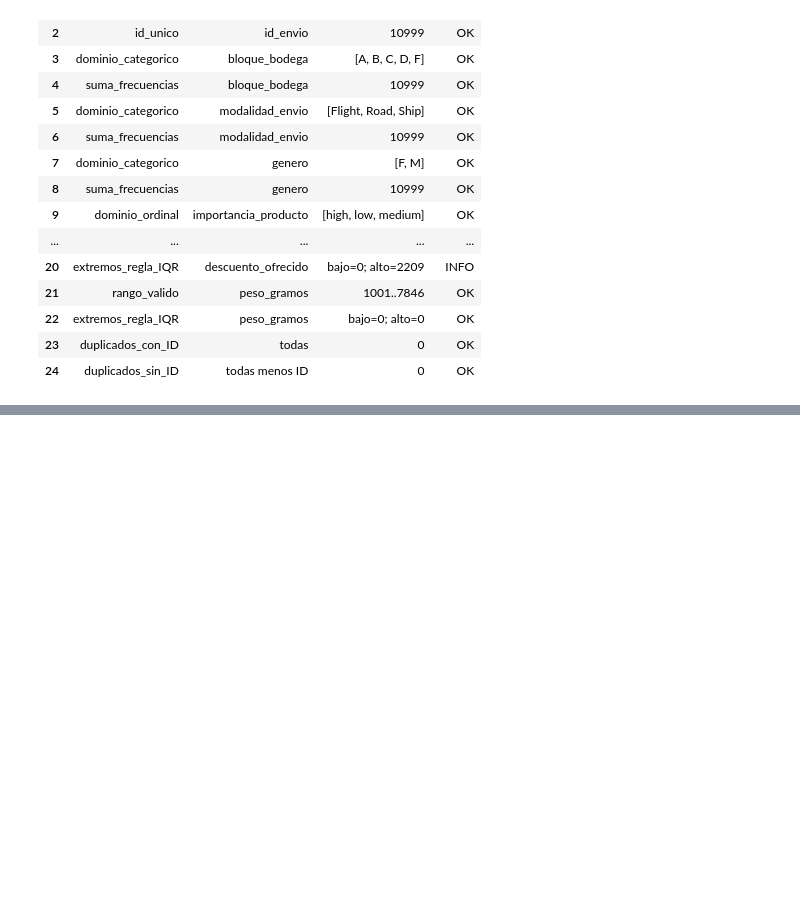
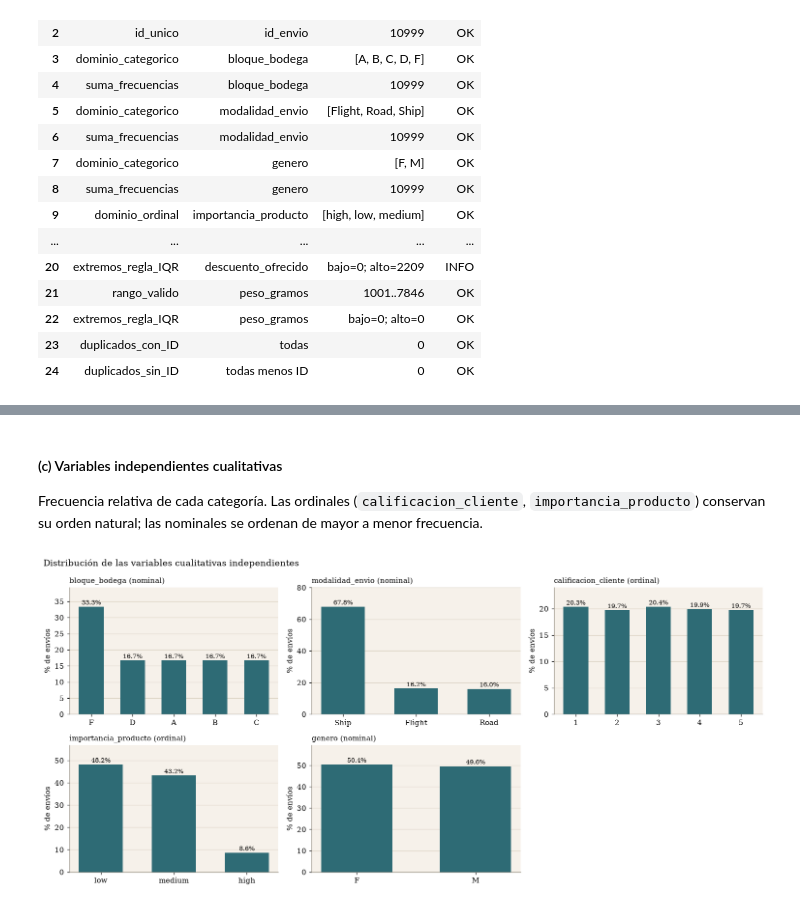
Before and after one commit to joserodriguezc/grupo_1_estadistica_computacional, a Jupyter notebook: notebooks/formativa_1.ipynb, the cells around one changed output, grey strips where cells are left out. Cells and saved outputs as stored; diff of their text form; code cells hidden in the pictures; blank space fills up the shorter version.

```diff
--- a/notebooks/formativa_1.ipynb
+++ b/notebooks/formativa_1.ipynb
@@ -347,0 +391,23 @@ calidad[['control', 'variable', 'observado', 'estado']]
+# %% [markdown]
+#### (c) Variables independientes cualitativas
+Frecuencia relativa de cada categoría. Las ordinales (`calificacion_cliente`, `importancia_producto`)
+conservan su orden natural; las nominales se ordenan de mayor a menor frecuencia.
+# %%
+def es_ordinal(v):
+    return isinstance(df[v].dtype, pd.CategoricalDtype) and df[v].cat.ordered or pd.api.types.is_numeric_dtype(df[v])
+
+fig, ax = rejilla(len(cualitativas))
+for a, v in zip(ax, cualitativas):
+    frec = df[v].value_counts(normalize=True) * 100
+    frec = frec.sort_index() if es_ordinal(v) else frec.sort_values(ascending=False)
+    a.bar(frec.index.astype(str), frec.values, color=TEAL, width=0.6)
+    for i, p in enumerate(frec.values):
+        a.text(i, p + frec.max() * 0.02, f'{p:.1f}%', ha='center', fontsize=8.5)
+    a.set_ylim(0, frec.max() * 1.18)
+    a.set_title(f"{v} ({'ordinal' if es_ordinal(v) else 'nominal'})", fontsize=10)
+    a.set_ylabel('% de envíos')
+    a.grid(axis='x', visible=False)
+fig.suptitle('Distribución de las variables cualitativas independientes', x=0.01, ha='left', fontsize=12)
+guardar('fig_eda_3_cualitativas')
+# %% [output]
+[figure, added]
```
Also changed, not shown: parts of 34 cells of this notebook, 16 other files.
